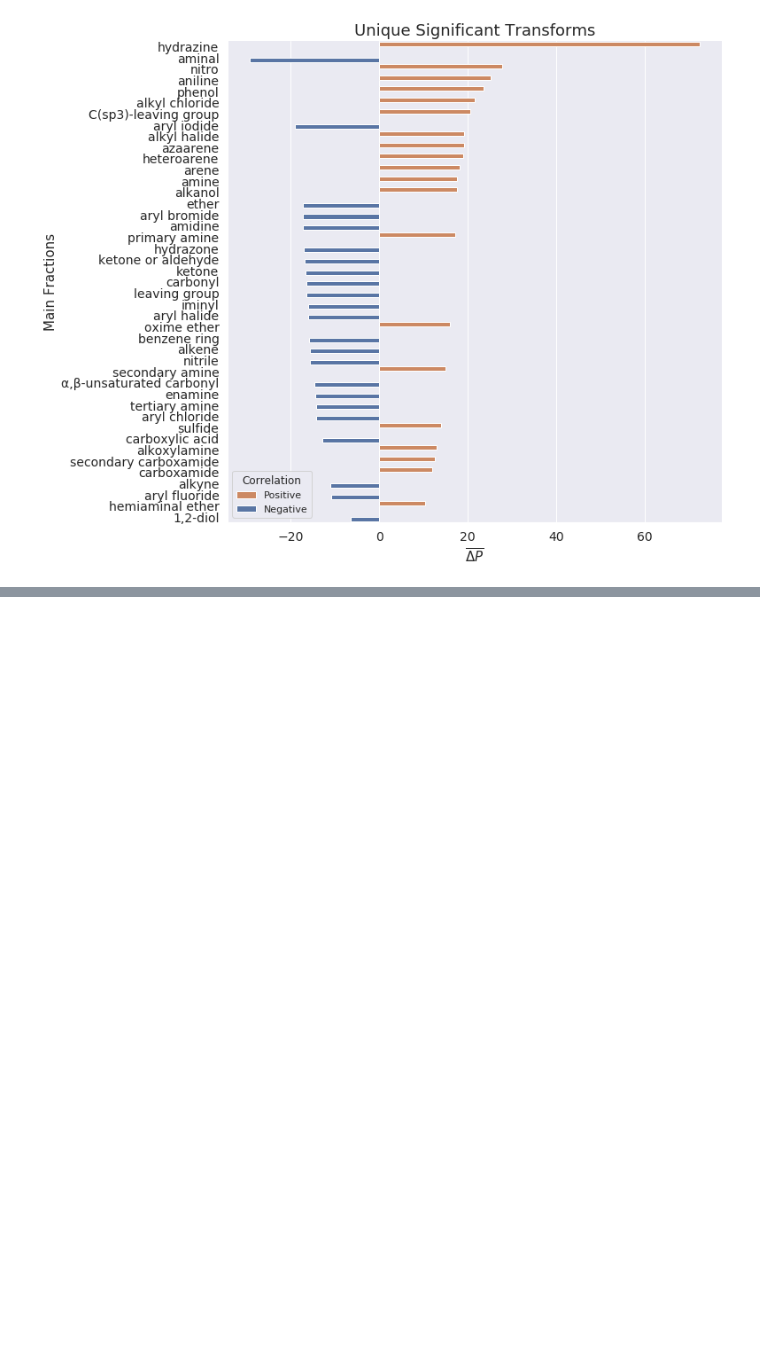
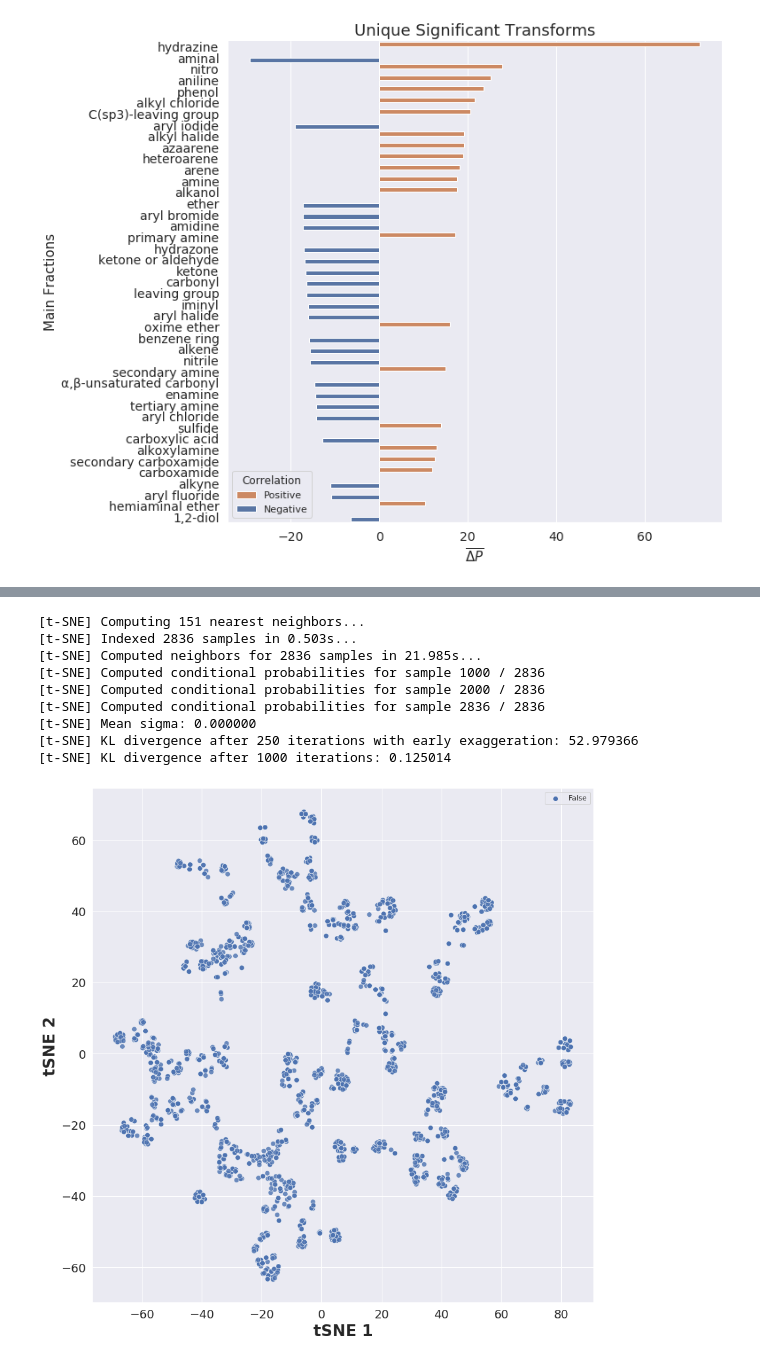
Before and after one commit to domgurvic/efflux_mmpa, a Jupyter notebook: run_mmpa_fge.ipynb, the cells around one changed output, grey strips where cells are left out. Drawn from its saved outputs; the diff is of its cells as text; code cells hidden in the pictures; blank space fills up the shorter version.

```diff
--- a/run_mmpa_fge.ipynb
+++ b/run_mmpa_fge.ipynb
@@ -281,0 +339,13 @@ master_functions.plot_feats(res_neg_neg_mk4)
+# %%
+tsne(mmpa_zero_pos['LHS_fps'], len(mmpa_zero_pos), 50, label=False)
+# %% [output]
+[t-SNE] Computing 151 nearest neighbors...
+[t-SNE] Indexed 2836 samples in 0.503s...
+[t-SNE] Computed neighbors for 2836 samples in 21.985s...
+[t-SNE] Computed conditional probabilities for sample 1000 / 2836
+[t-SNE] Computed conditional probabilities for sample 2000 / 2836
+[t-SNE] Computed conditional probabilities for sample 2836 / 2836
+[t-SNE] Mean sigma: 0.000000
+[t-SNE] KL divergence after 250 iterations with early exaggeration: 52.979366
+[t-SNE] KL divergence after 1000 iterations: 0.125014
+[figure, added]
```
Also changed, not shown: parts of 19 cells of this notebook.
